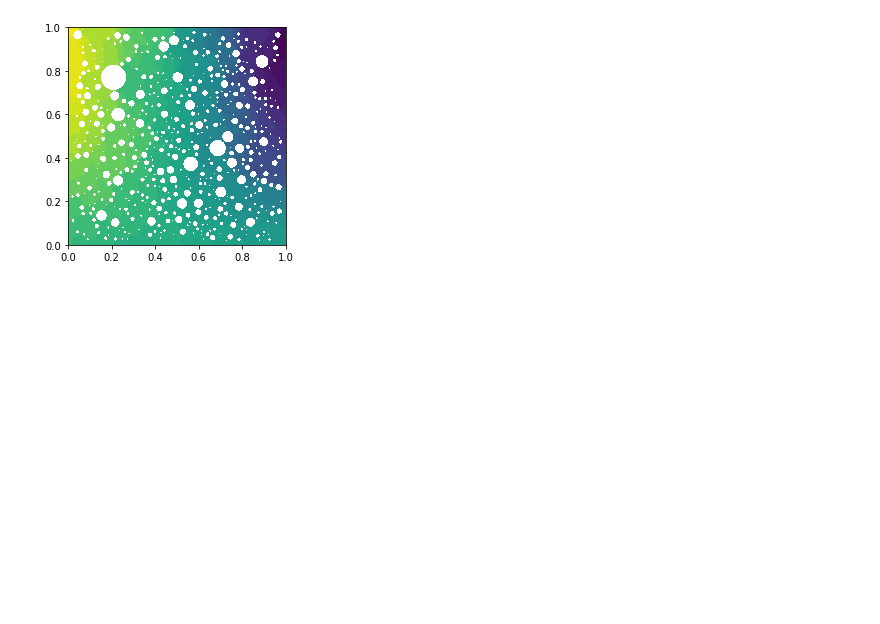
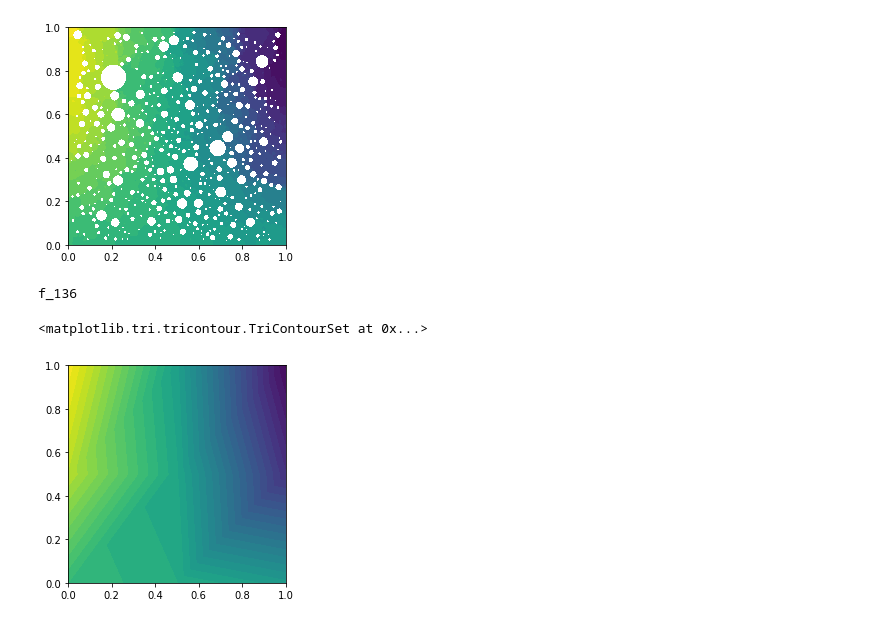
Before and after one commit to congri/stokesROM, a Jupyter notebook: Untitled.ipynb, the cells around one changed output. Drawn from its saved outputs; the diff is of its cells as text; code cells hidden in the pictures; blank space fills up the shorter version.

```diff
--- a/Untitled.ipynb
+++ b/Untitled.ipynb
@@ -325,3 +325,13 @@ df.plot(p)
 [figure]
 # %%
 plt.show()
+# %%
+interpMesh = df.UnitSquareMesh(2, 2)
+funSpace = df.FunctionSpace(interpMesh, 'CG', 1)
+iv = df.interpolate(p, funSpace)
+print(iv)
+df.plot(iv)
+# %% [output]
+f_136
+<matplotlib.tri.tricontour.TriContourSet at 0x...>
+[figure, added]
```
Also changed, not shown: parts of 2 cells of this notebook, 11 other files.
